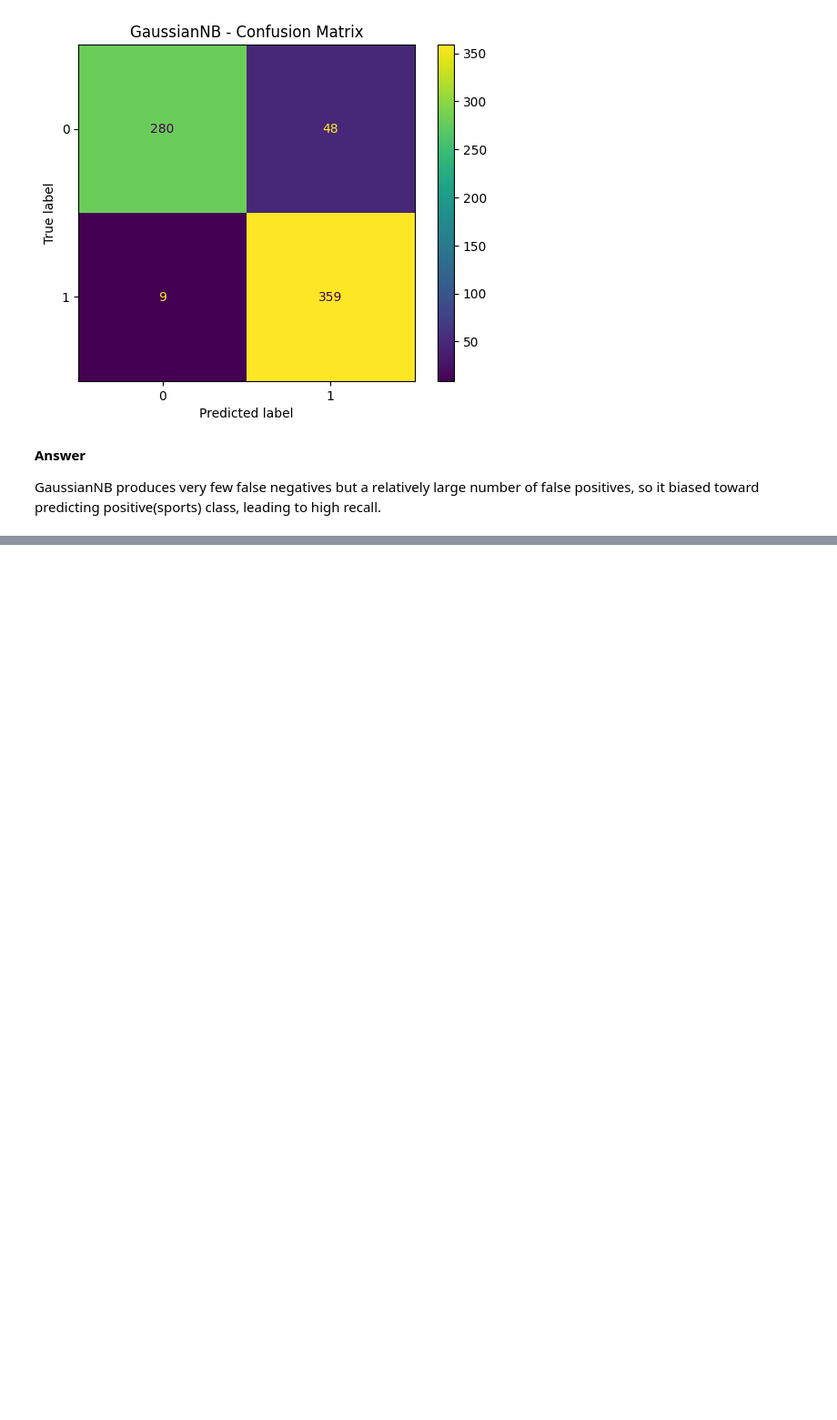
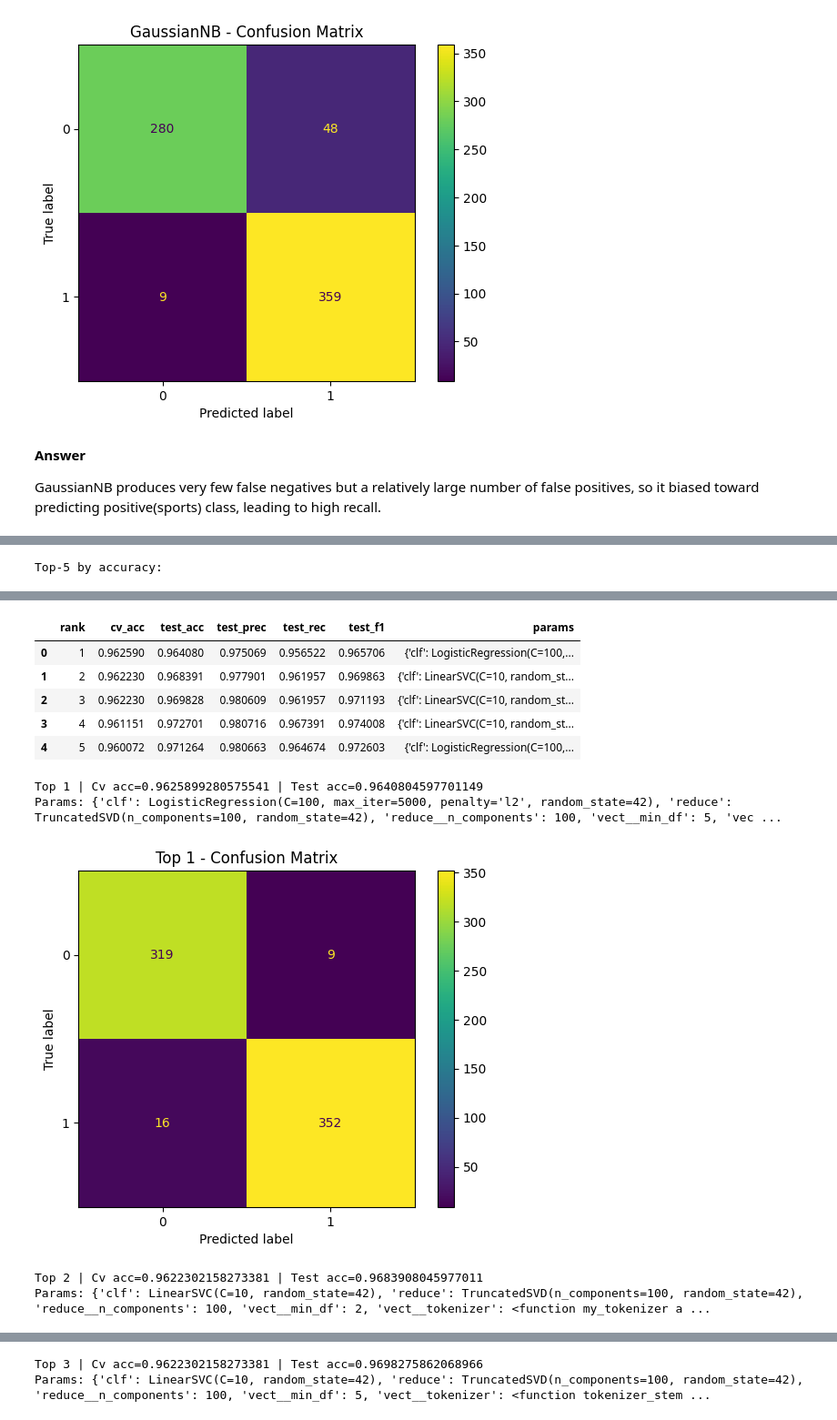
Before and after one commit to lylahub/ECE219P1, a Jupyter notebook: P1_code.ipynb, the cells around one changed output, grey strips where cells are left out. Shown at 91% size. Cells and saved outputs as stored; diff of their text form; code cells hidden in the pictures; blank space fills up the shorter version.

```diff
--- a/P1_code.ipynb
+++ b/P1_code.ipynb
@@ -770,0 +1094,67 @@ GaussianNB produces very few false negatives but a relatively large number of fa
+# %%
+# Extract result and evaluation
+def results_df(grid, tag):
+    df = pd.DataFrame(grid.cv_results_)
+    df["source"] = tag
+    keep = ["source", "mean_test_score", "rank_test_score", "params"]
+    return df[keep].sort_values("mean_test_score", ascending=False)
+
+all_res = pd.concat([results_df(grid, "general"), results_df(grid_gnb, "gnb")], ignore_index=True)
+top5 = all_res.sort_values("mean_test_score", ascending=False).head(5)
+
+pd.set_option("display.max_colwidth", None) # Ensure all cols can be displayed entirely
+pd.set_option("display.max_columns", None)
+pd.set_option("display.width", 2000)
+
+print("Top-5 by accuracy: ")
+display(top5)
+
+
+def eval_on_test(estimator, X_test_text, y_test):
+    y_pred = estimator.predict(X_test_text)
+    cm = confusion_matrix(y_test, y_pred)
+    return {
+        "acc": accuracy_score(y_test, y_pred),
+        "prec": precision_score(y_test, y_pred, zero_division=0),
+        "rec": recall_score(y_test, y_pred, zero_division=0),
+        "f1": f1_score(y_test, y_pred, zero_division=0),
+        "cm": cm,
+    }
+
+
+def build_and_fit(base_pipe, params):
+    est = base_pipe.set_params(**params)
+    est.fit(X_train_text, y_train)
+    return est
+
+top5_reports = []
+for i, row in top5.reset_index(drop=True).iterrows():
+    params = row["params"]
+    if row["source"] == "gnb":
+        est = build_and_fit(pipe_gnb, params) # If top 5 contains GaussianNB, use pipe_gnb
+    else:
+        est = build_and_fit(pipe, params)
+    m = eval_on_test(est, X_test_text, y_test)
+    top5_reports.append({
+        "rank": i+1,
+        "cv_acc": row["mean_test_score"],
+        "test_acc": m["acc"],
+        "test_prec": m["prec"],
+        "test_rec": m["rec"],
+        "test_f1": m["f1"],
+        "params": params,
+        "cm": m["cm"],
+    })
+
+top5_reports_df = pd.DataFrame(top5_reports)
+display(top5_reports_df[["rank","cv_acc","test_acc","test_prec","test_rec","test_f1","params"]])
+
+
+for r in top5_reports:
+    print(f"\nTop {r['rank']} | Cv acc={r['cv_acc']} | Test acc={r['test_acc']}")
+    print("Params:", r["params"])
+    ConfusionMatrixDisplay(r["cm"]).plot()
+    plt.title(f"Top {r['rank']} - Confusion Matrix")
+    plt.show()
+# %% [output]
+Top-5 by accuracy:
@@ -770,0 +1167,11 @@ GaussianNB produces very few false negatives but a relatively large number of fa
+|  | rank | cv_acc | test_acc | test_prec | test_rec | test_f1 | params |
+| 0 | 1 | 0.962590 | 0.964080 | 0.975069 | 0.956522 | 0.965706 | {'clf': LogisticRegression(C=100,... |
+| 1 | 2 | 0.962230 | 0.968391 | 0.977901 | 0.961957 | 0.969863 | {'clf': LinearSVC(C=10, random_st... |
+| 2 | 3 | 0.962230 | 0.969828 | 0.980609 | 0.961957 | 0.971193 | {'clf': LinearSVC(C=10, random_st... |
+| 3 | 4 | 0.961151 | 0.972701 | 0.980716 | 0.967391 | 0.974008 | {'clf': LinearSVC(C=10, random_st... |
+| 4 | 5 | 0.960072 | 0.971264 | 0.980663 | 0.964674 | 0.972603 | {'clf': LogisticRegression(C=100,... |
+Top 1 | Cv acc=0.9625899280575541 | Test acc=0.9640804597701149
+Params: {'clf': LogisticRegression(C=100, max_iter=5000, penalty='l2', random_state=42), 'reduce': TruncatedSVD(n_components=100, random_state=42), 'reduce__n_components': 100, 'vect__min_df': 5, 'vec ...
+[figure, added]
+Top 2 | Cv acc=0.9622302158273381 | Test acc=0.9683908045977011
+Params: {'clf': LinearSVC(C=10, random_state=42), 'reduce': TruncatedSVD(n_components=100, random_state=42), 'reduce__n_components': 100, 'vect__min_df': 2, 'vect__tokenizer': <function my_tokenizer a ...
@@ -770,0 +1179,2 @@ GaussianNB produces very few false negatives but a relatively large number of fa
+Top 3 | Cv acc=0.9622302158273381 | Test acc=0.9698275862068966
+Params: {'clf': LinearSVC(C=10, random_state=42), 'reduce': TruncatedSVD(n_components=100, random_state=42), 'reduce__n_components': 100, 'vect__min_df': 5, 'vect__tokenizer': <function tokenizer_stem ...
```
Also changed, not shown: parts of 14 cells of this notebook.
